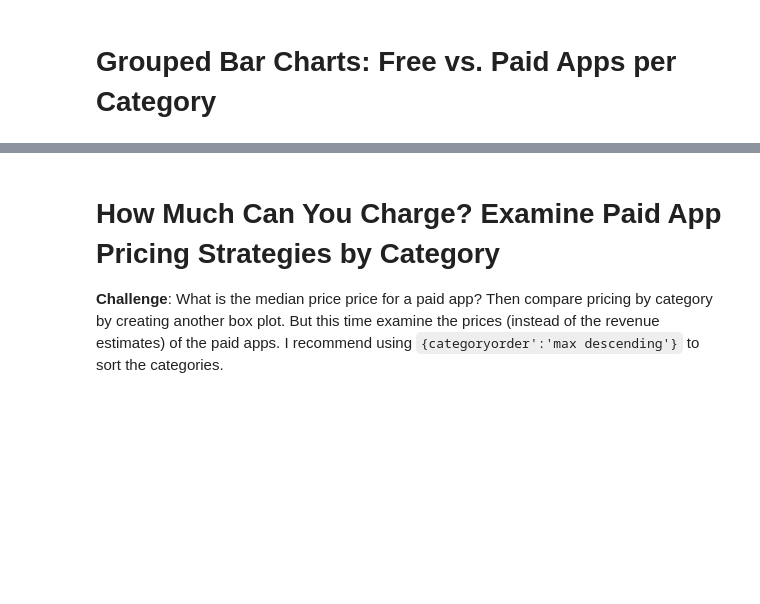
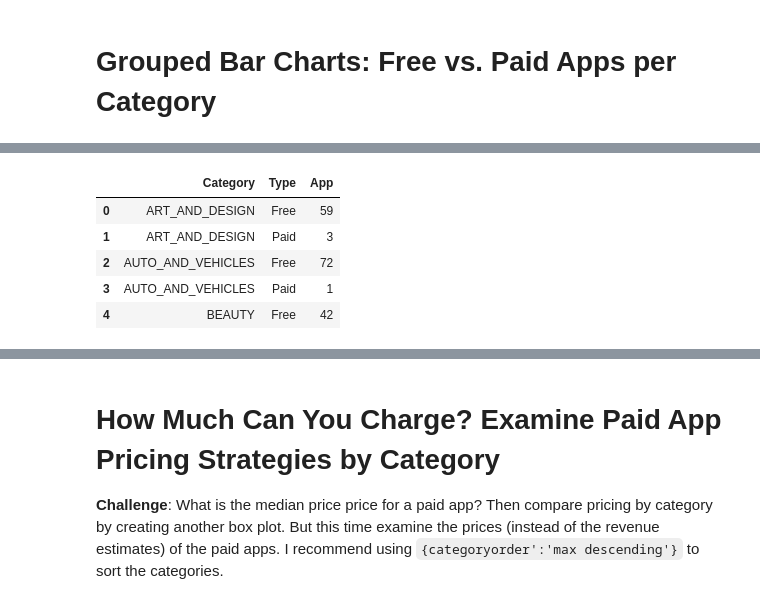
Before and after one commit to SiracencoSerghei/Bootcamp_Python, a Jupyter notebook: day_76/Google Play Store App Analytics .ipynb, the cells around one changed output, grey strips where cells are left out. Cells and saved outputs as stored; diff of their text form; code cells hidden in the pictures; blank space fills up the shorter version.

```diff
--- a/day_76/Google Play Store App Analytics .ipynb
+++ b/day_76/Google Play Store App Analytics .ipynb
@@ -433,3 +529,21 @@ df_apps_clean.sort_values('Revenue_Estimate', ascending=False)[:10]
 # Extracting Nested Data from a Column
 
 **Challenge**: How many different types of genres are there? Can an app belong to more than one genre? Check what happens when you use .value_counts() on a column with nested values? See if you can work around this problem by using the .split() function and the DataFrame's [.stack() method](https://pandas.pydata.org/pandas-docs/stable/reference/api/pandas.DataFrame.stack.html).
+# %%
+# Step 1: Check the structure of the 'Genre' column (or 'Category' column)
+df_apps_clean['Genres'].head()
+
+# Step 2: Use .split() to separate genres
+# Assuming genres are separated by commas, we will apply .split(',') to each entry in the 'Genres' column
+df_apps_clean['Genres'] = df_apps_clean['Genres'].apply(lambda x: x.split(','))
+
+# Step 3: Stack the 'Genres' column to flatten the list of genres into a single column
+genres_stack = df_apps_clean['Genres'].explode()
+
+# Step 4: Use .value_counts() to count the occurrences of each genre
+genre_counts = genres_stack.value_counts()
+
+# Step 5: Show the number of unique genres and the top genre counts
+print(f"Total unique genres: {len(genre_counts)}")
+print("Top 10 genres:")
+print(genre_counts.head(10))
@@ -456,0 +641,11 @@ See if you can figure out how to get the look above by changing the `categoryord
+# %%
+
+df_free_vs_paid = df_apps_clean.groupby(["Category", "Type"], as_index=False).agg({'App': pd.Series.count})
+df_free_vs_paid.head()
+# %% [output]
+|  | Category | Type | App |
+| 0 | ART_AND_DESIGN | Free | 59 |
+| 1 | ART_AND_DESIGN | Paid | 3 |
+| 2 | AUTO_AND_VEHICLES | Free | 72 |
+| 3 | AUTO_AND_VEHICLES | Paid | 1 |
+| 4 | BEAUTY | Free | 42 |
```
Also changed, not shown: parts of 25 cells of this notebook.
